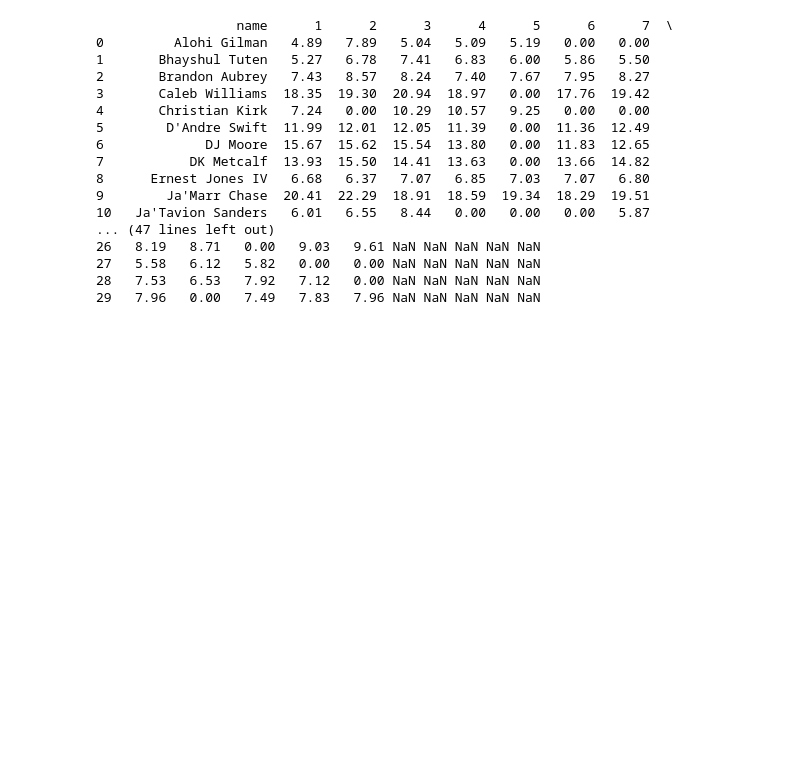
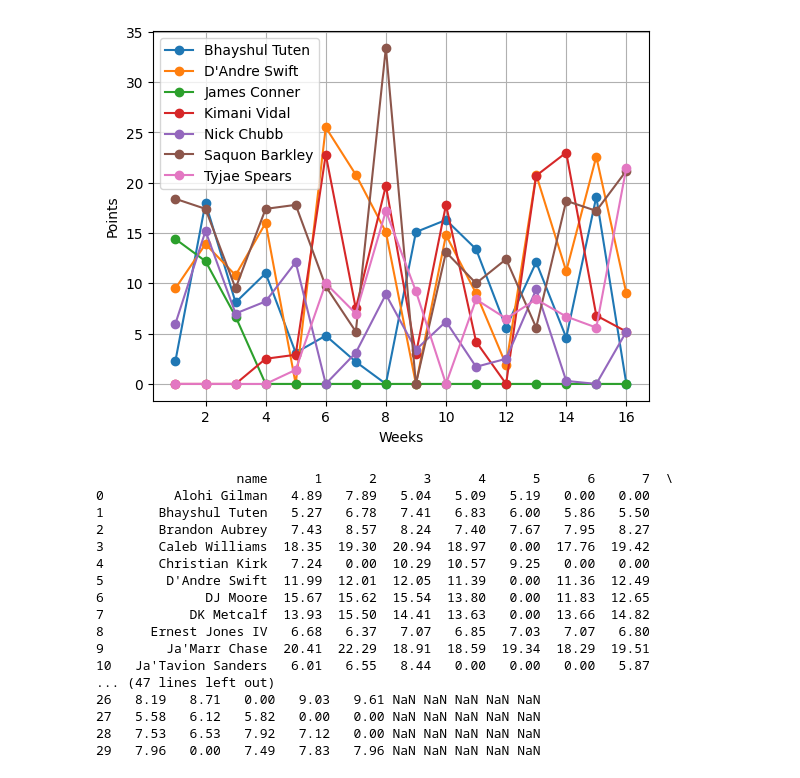
Before and after one commit to AidanNowa/fantasy_football_analytics, a Jupyter notebook: notebooks/function_testing.ipynb, the cells around one changed output. Cells and saved outputs as stored; diff of their text form; code cells hidden in the pictures; blank space fills up the shorter version.

```diff
--- a/notebooks/function_testing.ipynb
+++ b/notebooks/function_testing.ipynb
@@ -126,3 +126,9 @@ plt.show()
+# %%
+rbs = get_position_stats(team_stats, 'RB')
+rb_weekly = get_weekly_totals(league, rbs)
+create_weekly_line_graph(rb_weekly, 'Weeks', 'Points')
+# %% [output]
+[figure, added]
 # %%
 # df = pd.read_csv('/Users/your_user_name/Documents/Projects/my_project_1.csv')
 projections = pd.read_csv('/home/anowakowski/programming/boot-dev-work/fantasy_football_analytics/data/projections_2025.csv')
```
Also changed, not shown: parts of 19 cells of this notebook, 3 other files.
